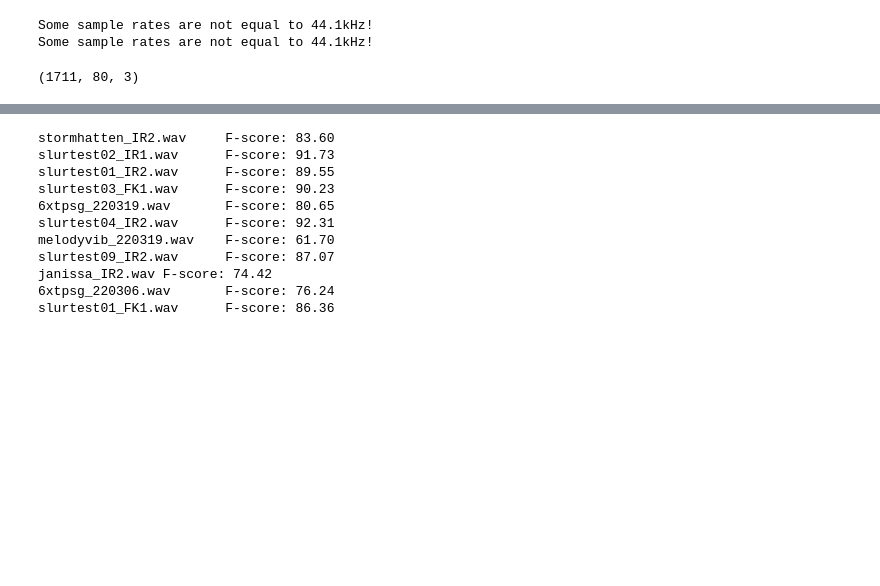
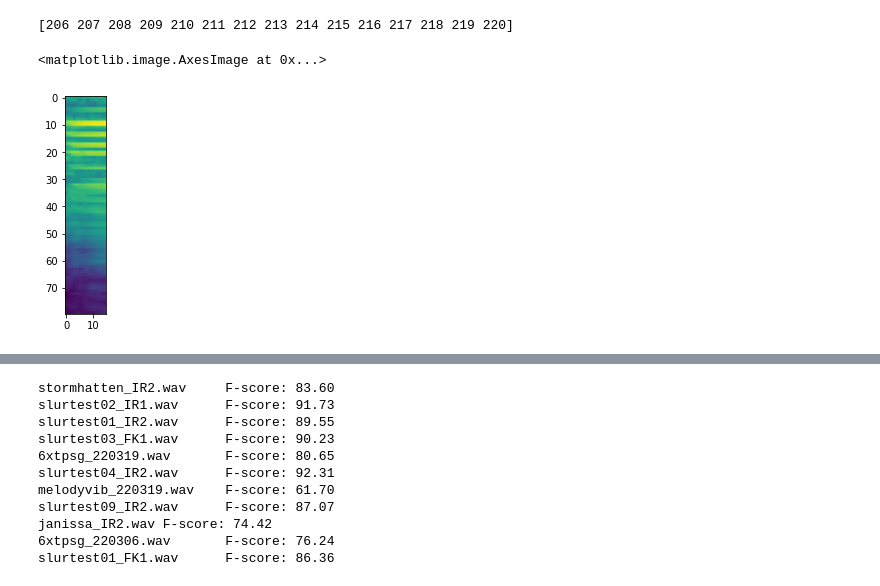
Before and after one commit to SimonFalk/beyondPianoRoll, a Jupyter notebook: flow.ipynb, the cells around one changed output, grey strips where cells are left out. Saved outputs shown, nothing was run; the diff lists cells and outputs as text; code cells hidden in the pictures; blank space fills up the shorter version.

```diff
--- a/flow.ipynb
+++ b/flow.ipynb
@@ -33,8 +33,8 @@ ds0 = Dataset("initslurtest")
 ds1 = Dataset("slurtest_add_1")
 ds2 = Dataset("slurtest_add_2")
 
-audio_fnames = ds0.get_audio_paths() + ds1.get_audio_paths()
-label_fnames = ds0.get_annotation_paths() + ds1.get_annotation_paths()
+audio_fnames = ds0.get_audio_paths() #+ ds1.get_audio_paths()
+label_fnames = ds0.get_annotation_paths() #+ ds1.get_annotation_paths()
 
 audios = [madmom.audio.signal.load_wave_file(filename)[0] for filename in audio_fnames]
 sample_rates = [madmom.audio.signal.load_wave_file(filename)[1] for filename in audio_fnames]
@@ -42,9 +42,9 @@ onset_schedules = [np.loadtxt(label_fname, usecols=0) for label_fname in label_f
 for ele in sample_rates:
     if ele != SR:
         print("Some sample rates are not equal to 44.1kHz!")
+
+# TODO move to mixed dataset (not based on recordings)
+# TODO investigate sample rate problem
-# %% [output]
-Some sample rates are not equal to 44.1kHz!
-Some sample rates are not equal to 44.1kHz!
 # %%
 # Load preprocessing funciton
 preprocessor = cnn_preprocessor()
@@ -91,13 +93,5 @@ onset_vectors = [get_label_vector(sched, len(audio)/sr, FPS)
 # %%
 # Create data and normalize
 mm_proc_frames = [preprocessor(fname) for fname in audio_fnames]
-mm_frames_normalized = [cnn_normalize(frame_set) for frame_set in mm_proc_frames]
-print(mm_frames_normalized[0].shape)
-#X = [[
-#    data[i-CONTEXT:i+CONTEXT+1,:,:]
-#    for i in range(CONTEXT, data.shape[0]-CONTEXT)
-#] for data in mm_frames_normalized]
-#X = [np.transpose(np.stack(data, 0), [0,2,1,3]) for data in X]
-#print(X[0].sum())
+
+#mm_frames_normalized = [cnn_normalize(frame_set) for frame_set in mm_proc_frames]
-# %% [output]
-(1711, 80, 3)
@@ -103,0 +108,32 @@ print(mm_frames_normalized[0].shape)
+# %%
+def shuffle_frames(X,y,marg):
+    label_table = np.array([], dtype=np.int64).reshape(2*marg+1,0)
+    cur = 0
+    for i in range(len(X)):
+        label_table = np.concatenate((
+            label_table,
+            np.stack([np.arange(cur+k, cur+X[i].shape[0]-marg*2+k) for k in range(2*marg+1)])
+
+        ), 1)
+        cur+=X[i].shape[0]
+    n_tot = label_table.shape[1]
+    perm = np.random.permutation(n_tot)
+    Xconc = np.concatenate(X)
+    yconc = np.concatenate(y)
+    Xp =np.concatenate(X)[label_table[marg,:].reshape(-1).astype(int)]
+    #Xp = np.concatenate(X)[label_table[marg,:].reshape(-1).astype(int)][perm]
+    yp = np.concatenate(y)
+    lt = label_table
+    return Xp, yp, lt
+# %%
+X_long, y_long, lt = shuffle_frames(mm_proc_frames[0:2],onset_vectors[0:2], marg=7)
+
+print(lt[:,206])
+# %% [output]
+[206 207 208 209 210 211 212 213 214 215 216 217 218 219 220]
+# %%
+
+plt.imshow(X_long[lt[:,77],:,0].transpose())
+# %% [output]
+<matplotlib.image.AxesImage at 0x...>
+[figure, added]
```
Also changed, not shown: parts of 11 cells of this notebook.
